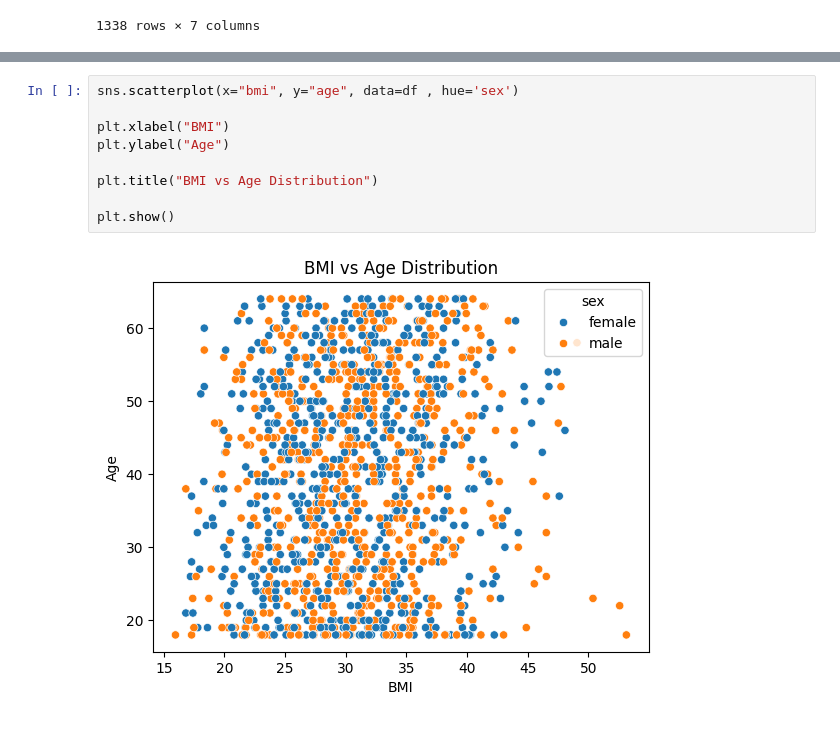
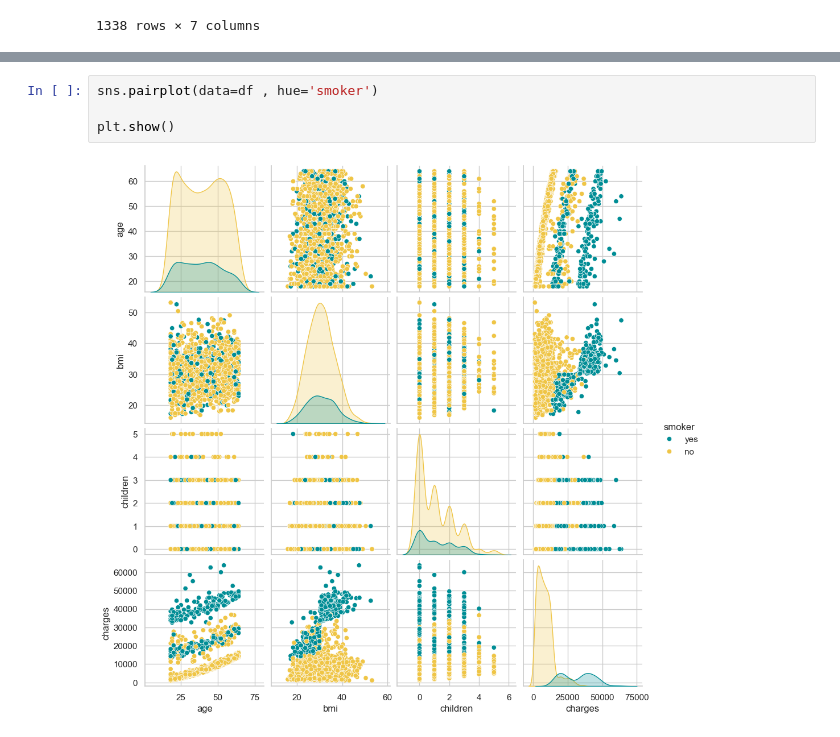
Before and after one commit to dronabopche/100-ML-AI-Project, a Jupyter notebook: ML_To_Train/04_Medical_Cost_Fliter/Medical_Cost_Filter.ipynb, the cells around one changed output, grey strips where cells are left out. Drawn from its saved outputs; the diff is of its cells as text.

```diff
--- a/ML_To_Train/04_Medical_Cost_Fliter/Medical_Cost_Filter.ipynb
+++ b/ML_To_Train/04_Medical_Cost_Fliter/Medical_Cost_Filter.ipynb
@@ -37,14 +45,9 @@ plt.show()
-# %%
-sns.scatterplot(x="bmi", y="age", data=df , hue='sex')
-
-plt.xlabel("BMI")
-plt.ylabel("Age")
-
-plt.title("BMI vs Age Distribution")
-
-plt.show()
-# %% [output]
-[figure, removed]
+# %%
+sns.pairplot(data=df , hue='smoker')
+
+plt.show()
+# %% [output]
+[figure, added]
 # %%
 sns.barplot(x='smoker',y='age',data=df,hue='sex')
 
```
Also changed, not shown: parts of 26 cells of this notebook, 3 other files.
